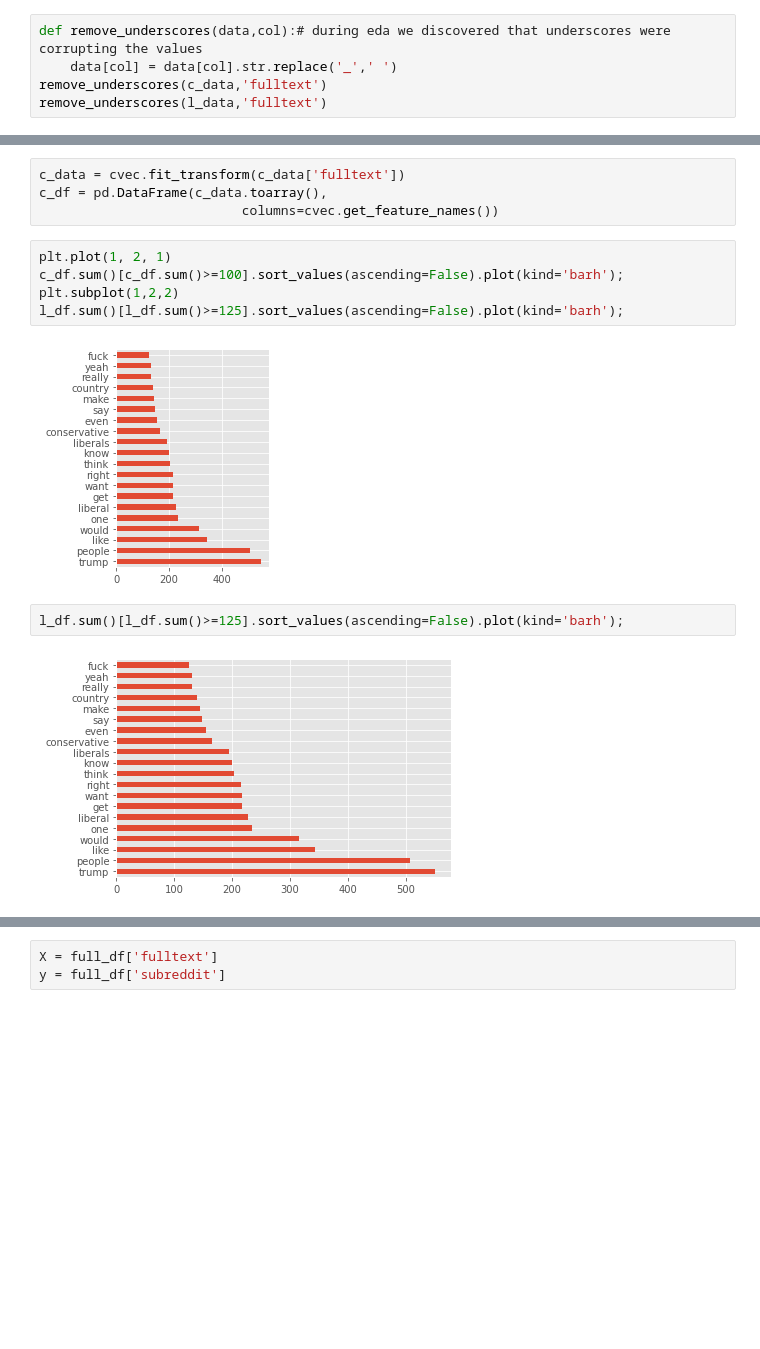
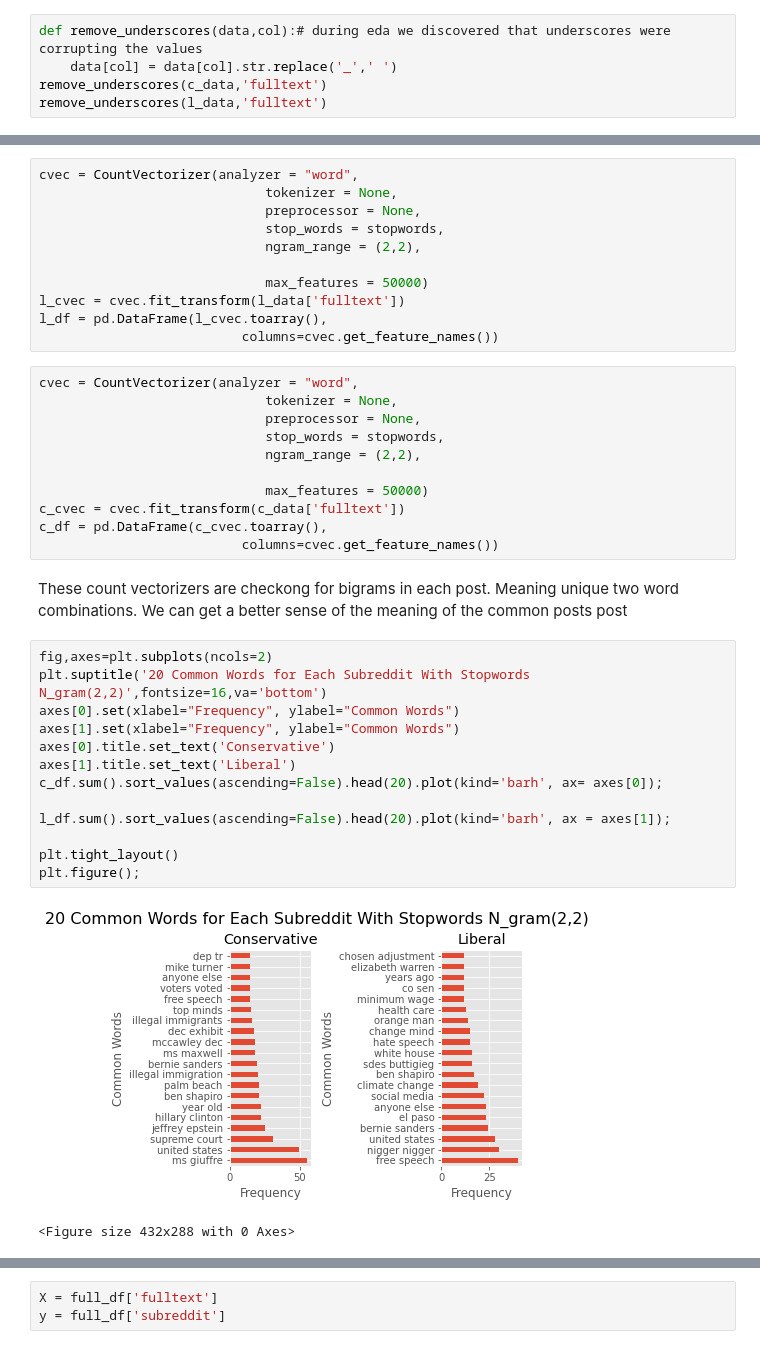
Before and after one commit to Agelf123/reddit_project, a Jupyter notebook: code/political_classification_modeling.ipynb, the cells around one changed output, grey strips where cells are left out. Drawn from its saved outputs; the diff is of its cells as text; blank space fills up the shorter version.

```diff
--- a/code/political_classification_modeling.ipynb
+++ b/code/political_classification_modeling.ipynb
@@ -176,15 +345,40 @@ l_df = pd.DataFrame(l_data.toarray(),
+# %%
+cvec = CountVectorizer(analyzer = "word",
+                             tokenizer = None,
+                             preprocessor = None,
+                             stop_words = stopwords,
+                             ngram_range = (2,2),
+
+                             max_features = 50000)
+l_cvec = cvec.fit_transform(l_data['fulltext'])
+l_df = pd.DataFrame(l_cvec.toarray(),
+                          columns=cvec.get_feature_names())
 # %%
-c_data = cvec.fit_transform(c_data['fulltext'])
-c_df = pd.DataFrame(c_data.toarray(),
+cvec = CountVectorizer(analyzer = "word",
+                             tokenizer = None,
+                             preprocessor = None,
+                             stop_words = stopwords,
+                             ngram_range = (2,2),
+
+                             max_features = 50000)
+c_cvec = cvec.fit_transform(c_data['fulltext'])
+c_df = pd.DataFrame(c_cvec.toarray(),
                           columns=cvec.get_feature_names())
-# %%
-plt.plot(1, 2, 1)
-c_df.sum()[c_df.sum()>=100].sort_values(ascending=False).plot(kind='barh');
-plt.subplot(1,2,2)
-l_df.sum()[l_df.sum()>=125].sort_values(ascending=False).plot(kind='barh');
-# %% [output]
-[figure, removed]
-# %%
-l_df.sum()[l_df.sum()>=125].sort_values(ascending=False).plot(kind='barh');
-# %% [output]
-[figure, removed]
+# %% [markdown]
+These count vectorizers are checkong for bigrams in each post. Meaning unique two word combinations. We can get a better sense of the meaning of the common posts post
+# %%
+fig,axes=plt.subplots(ncols=2)
+plt.suptitle('20 Common Words for Each Subreddit With Stopwords N_gram(2,2)',fontsize=16,va='bottom')
+axes[0].set(xlabel="Frequency", ylabel="Common Words")
+axes[1].set(xlabel="Frequency", ylabel="Common Words")
+axes[0].title.set_text('Conservative')
+axes[1].title.set_text('Liberal')
+c_df.sum().sort_values(ascending=False).head(20).plot(kind='barh', ax= axes[0]);
+
+l_df.sum().sort_values(ascending=False).head(20).plot(kind='barh', ax = axes[1]);
+
+plt.tight_layout()
+plt.figure();
+# %% [output]
+[figure, added]
+<Figure size 432x288 with 0 Axes>
```
Also changed, not shown: parts of 166 cells of this notebook, 2 other files.
